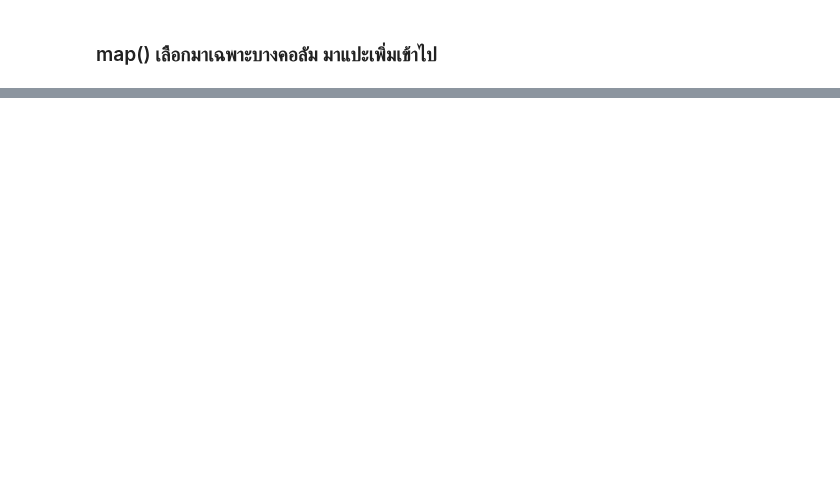
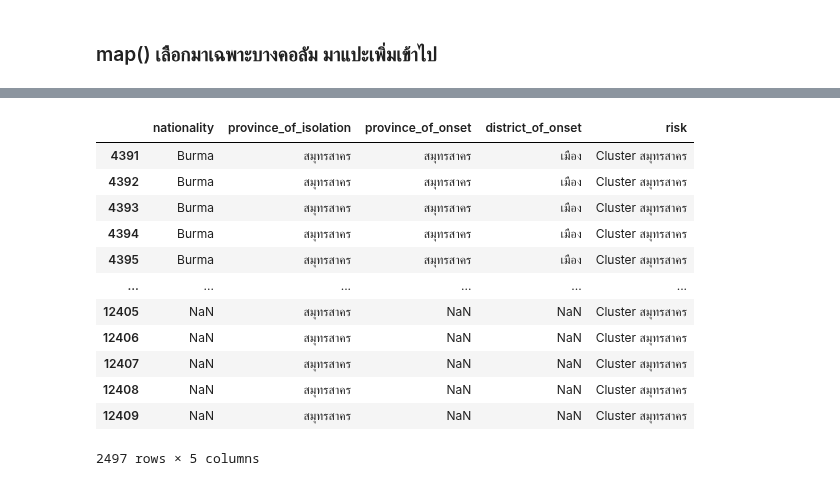
Before and after one commit to Suchirapon/data_viz, a Jupyter notebook: Pandas102.ipynb, the cells around one changed output, grey strips where cells are left out. Saved outputs shown, nothing was run; the diff lists cells and outputs as text; code cells hidden in the pictures; blank space fills up the shorter version.

```diff
--- a/Pandas102.ipynb
+++ b/Pandas102.ipynb
@@ -171,0 +201,17 @@ data_human2_renamed
+# %%
+newtable_missing = datasex_missing.iloc[:,5:]
+newtable_missing
+# %% [output]
+|  | nationality | province_of_isolation | province_of_onset | district_of_onset | risk |
+| 4391 | Burma | สมุทรสาคร | สมุทรสาคร | เมือง | Cluster สมุทรสาคร |
+| 4392 | Burma | สมุทรสาคร | สมุทรสาคร | เมือง | Cluster สมุทรสาคร |
+| 4393 | Burma | สมุทรสาคร | สมุทรสาคร | เมือง | Cluster สมุทรสาคร |
+| 4394 | Burma | สมุทรสาคร | สมุทรสาคร | เมือง | Cluster สมุทรสาคร |
+| 4395 | Burma | สมุทรสาคร | สมุทรสาคร | เมือง | Cluster สมุทรสาคร |
+| ... | ... | ... | ... | ... | ... |
+| 12405 | NaN | สมุทรสาคร | NaN | NaN | Cluster สมุทรสาคร |
+| 12406 | NaN | สมุทรสาคร | NaN | NaN | Cluster สมุทรสาคร |
+| 12407 | NaN | สมุทรสาคร | NaN | NaN | Cluster สมุทรสาคร |
+| 12408 | NaN | สมุทรสาคร | NaN | NaN | Cluster สมุทรสาคร |
+| 12409 | NaN | สมุทรสาคร | NaN | NaN | Cluster สมุทรสาคร |
+2497 rows × 5 columns
```
Also changed, not shown: parts of 27 cells of this notebook.
